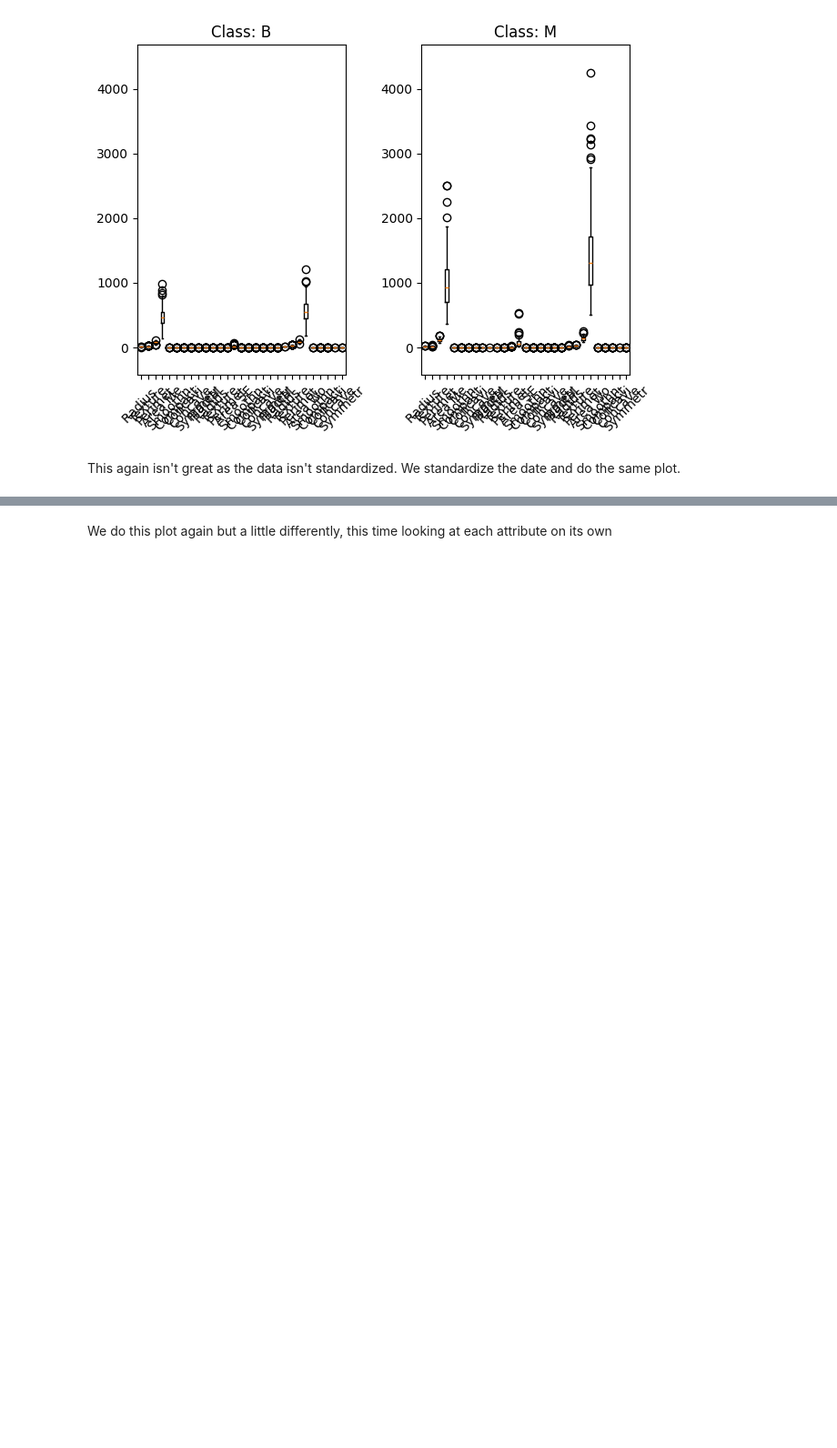
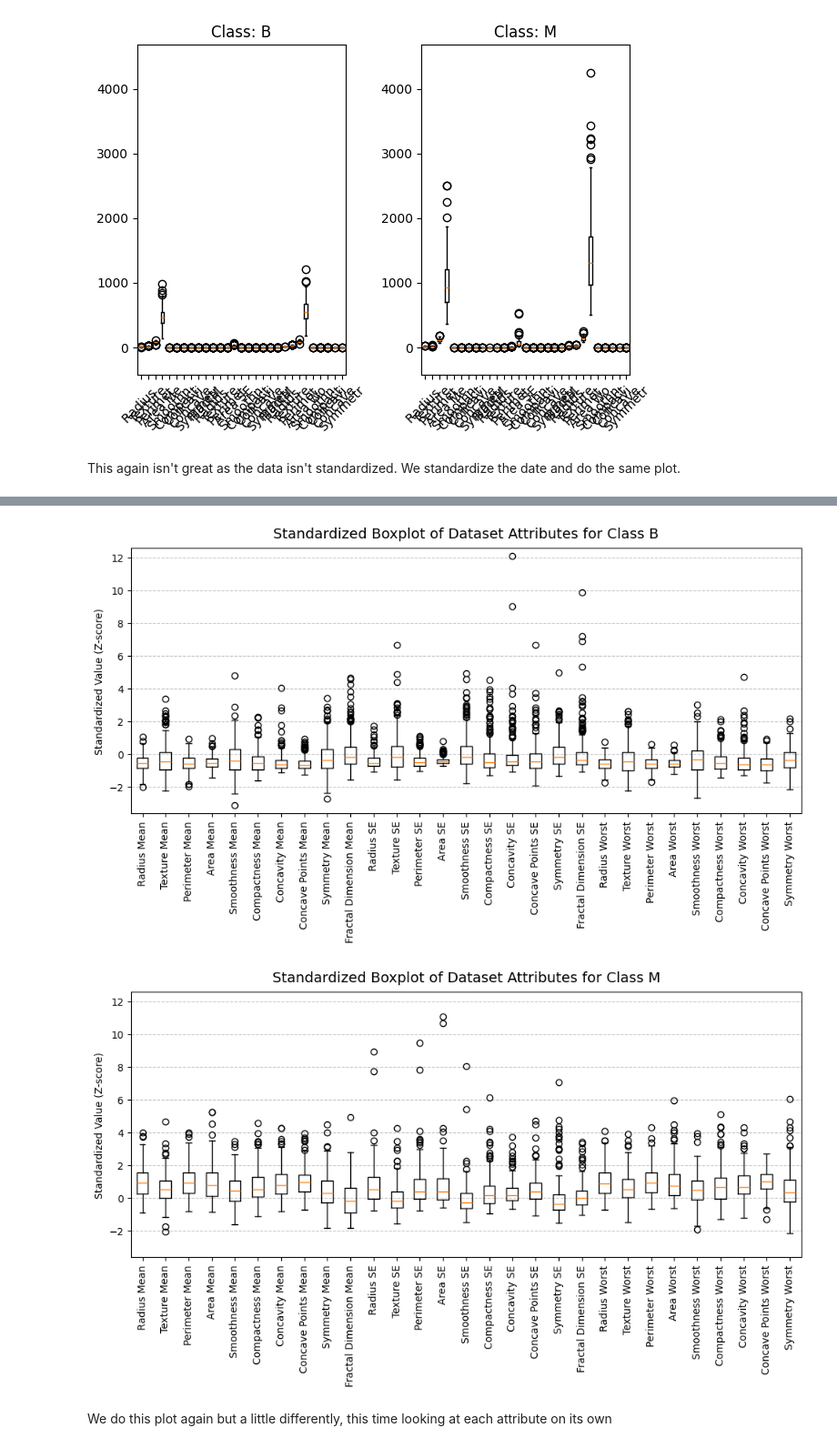
Before and after one commit to cdcolberg/02450_Group101, a Jupyter notebook: main.ipynb, the cells around one changed output, grey strips where cells are left out. Shown at 91% size. Cells and saved outputs as stored; diff of their text form; code cells hidden in the pictures; blank space fills up the shorter version.

```diff
--- a/main.ipynb
+++ b/main.ipynb
@@ -249,3 +233,29 @@ plt.show()
+# %%
+# Determine dynamic y-axis limits
+y_min = np.min(X_standardized) - 0.5
+y_max = np.max(X_standardized) + 0.5
+
+# Generate a boxplot for each class in separate figures
+for c in range(C):
+    plt.figure(figsize=(10, 6))
+    class_mask = y == c
+    plt.boxplot(X_standardized[class_mask, :], vert=True)
+    plt.title(f"Standardized Boxplot of Dataset Attributes for Class {classNames[c]}", fontsize=14, pad=10)
+
+    # Full attribute names with adjusted labels to prevent overlap
+    plt.xticks(range(1, X.shape[1] + 1), attributeNames, rotation=90, ha='center')
+
+    plt.ylim(y_min, y_max)
+    plt.ylabel("Standardized Value (Z-score)")
+    plt.grid(axis="y", linestyle="--", alpha=0.7)
+
+    # Use plt.tight_layout() to adjust the spacing to prevent clipping of titles or labels
+    plt.tight_layout()
+
+    plt.show()
+# %% [output]
+[figure, added]
+[figure, added]
 # %% [markdown]
 We do this plot again but a little differently, this time looking at each attribute on its own
 # %%
```
Also changed, not shown: parts of 11 cells of this notebook.
